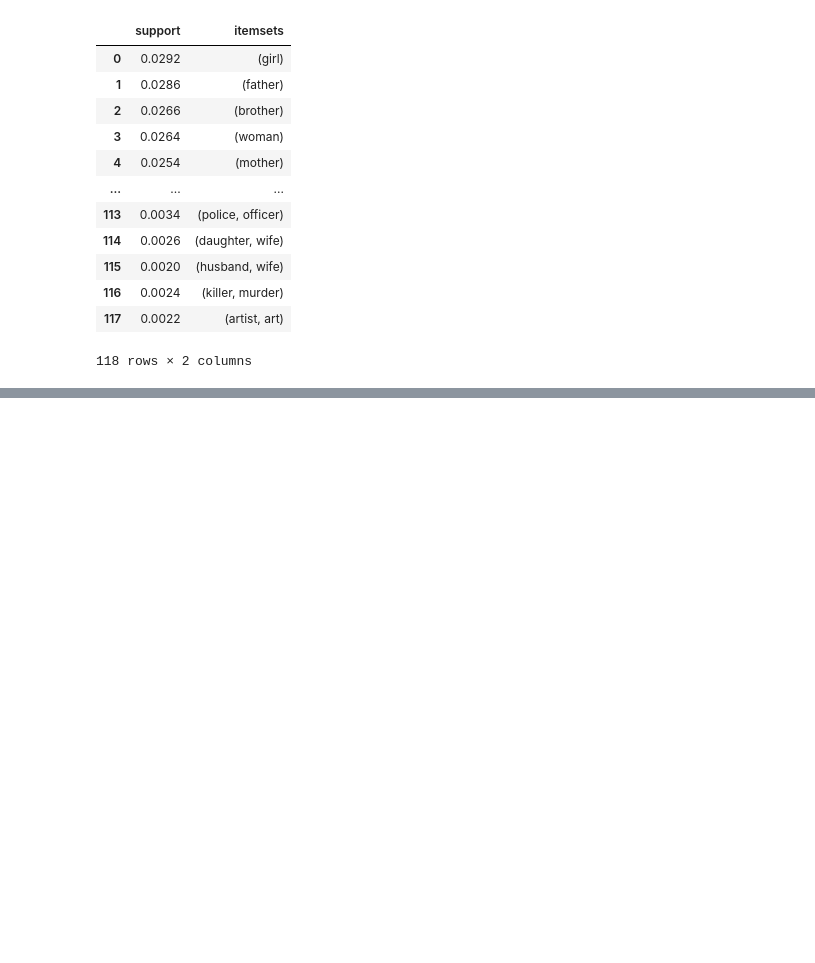
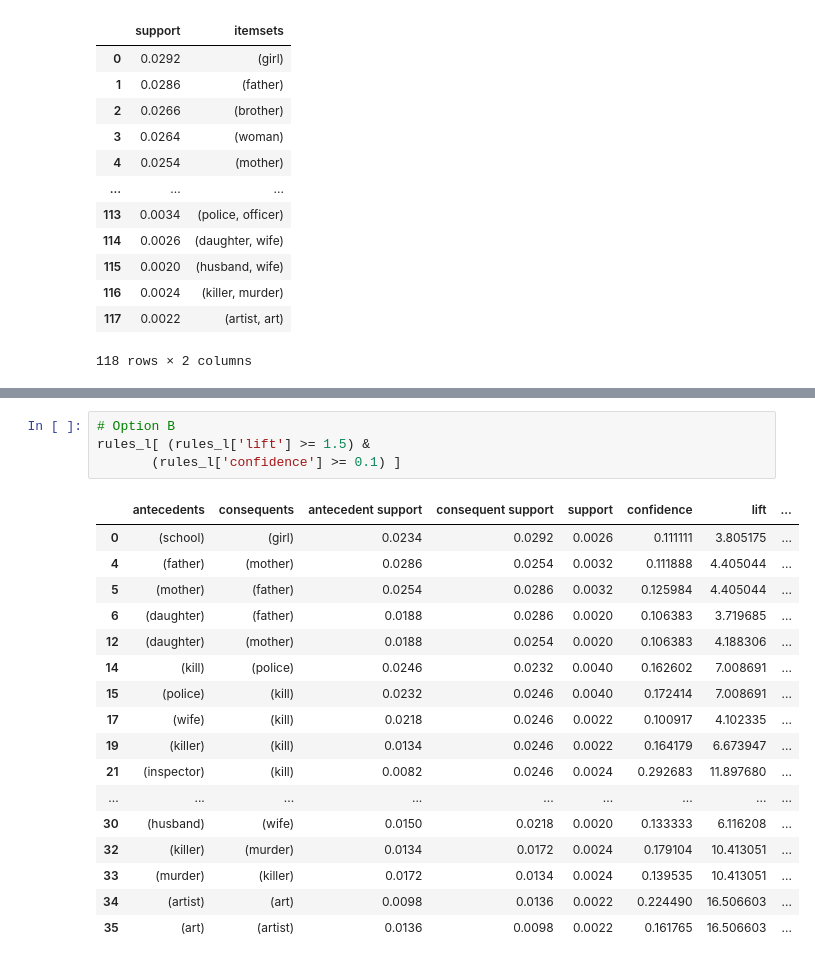
Before and after one commit to alduingae/AA-Assignment2, a Jupyter notebook: AA_ASSIGNMENT2_PERSONAL.ipynb, the cells around one changed output, grey strips where cells are left out. Cells and saved outputs as stored; diff of their text form; blank space fills up the shorter version.

```diff
--- a/AA_ASSIGNMENT2_PERSONAL.ipynb
+++ b/AA_ASSIGNMENT2_PERSONAL.ipynb
@@ -610,3 +589,25 @@ rules_l
 | 33 | (murder) | (killer) | 0.0172 | 0.0134 | 0.0024 | 0.139535 | 10.413051 | ... |
 | 34 | (artist) | (art) | 0.0098 | 0.0136 | 0.0022 | 0.224490 | 16.506603 | ... |
 | 35 | (art) | (artist) | 0.0136 | 0.0098 | 0.0022 | 0.161765 | 16.506603 | ... |
+# %%
+# Option B
+rules_l[ (rules_l['lift'] >= 1.5) &
+       (rules_l['confidence'] >= 0.1) ]
+# %% [output]
+|  | antecedents | consequents | antecedent support | consequent support | support | confidence | lift | ... |
+| 0 | (school) | (girl) | 0.0234 | 0.0292 | 0.0026 | 0.111111 | 3.805175 | ... |
+| 4 | (father) | (mother) | 0.0286 | 0.0254 | 0.0032 | 0.111888 | 4.405044 | ... |
+| 5 | (mother) | (father) | 0.0254 | 0.0286 | 0.0032 | 0.125984 | 4.405044 | ... |
+| 6 | (daughter) | (father) | 0.0188 | 0.0286 | 0.0020 | 0.106383 | 3.719685 | ... |
+| 12 | (daughter) | (mother) | 0.0188 | 0.0254 | 0.0020 | 0.106383 | 4.188306 | ... |
+| 14 | (kill) | (police) | 0.0246 | 0.0232 | 0.0040 | 0.162602 | 7.008691 | ... |
+| 15 | (police) | (kill) | 0.0232 | 0.0246 | 0.0040 | 0.172414 | 7.008691 | ... |
+| 17 | (wife) | (kill) | 0.0218 | 0.0246 | 0.0022 | 0.100917 | 4.102335 | ... |
+| 19 | (killer) | (kill) | 0.0134 | 0.0246 | 0.0022 | 0.164179 | 6.673947 | ... |
+| 21 | (inspector) | (kill) | 0.0082 | 0.0246 | 0.0024 | 0.292683 | 11.897680 | ... |
+| ... | ... | ... | ... | ... | ... | ... | ... | ... |
+| 30 | (husband) | (wife) | 0.0150 | 0.0218 | 0.0020 | 0.133333 | 6.116208 | ... |
+| 32 | (killer) | (murder) | 0.0134 | 0.0172 | 0.0024 | 0.179104 | 10.413051 | ... |
+| 33 | (murder) | (killer) | 0.0172 | 0.0134 | 0.0024 | 0.139535 | 10.413051 | ... |
+| 34 | (artist) | (art) | 0.0098 | 0.0136 | 0.0022 | 0.224490 | 16.506603 | ... |
+| 35 | (art) | (artist) | 0.0136 | 0.0098 | 0.0022 | 0.161765 | 16.506603 | ... |
```
Also changed, not shown: parts of 21 cells of this notebook.
